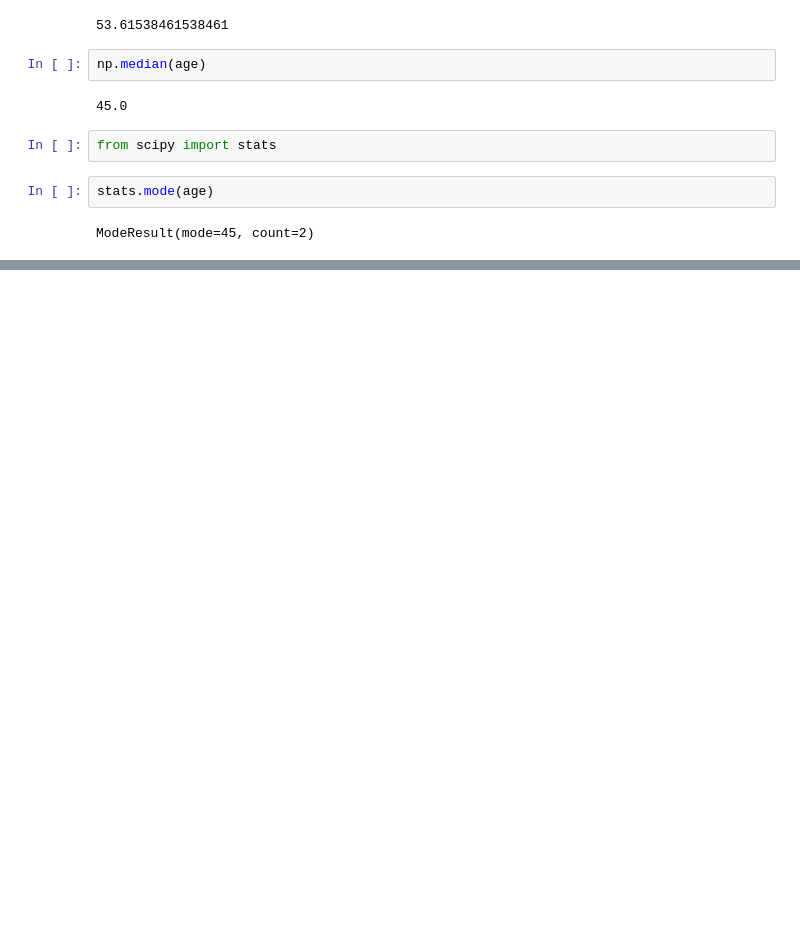
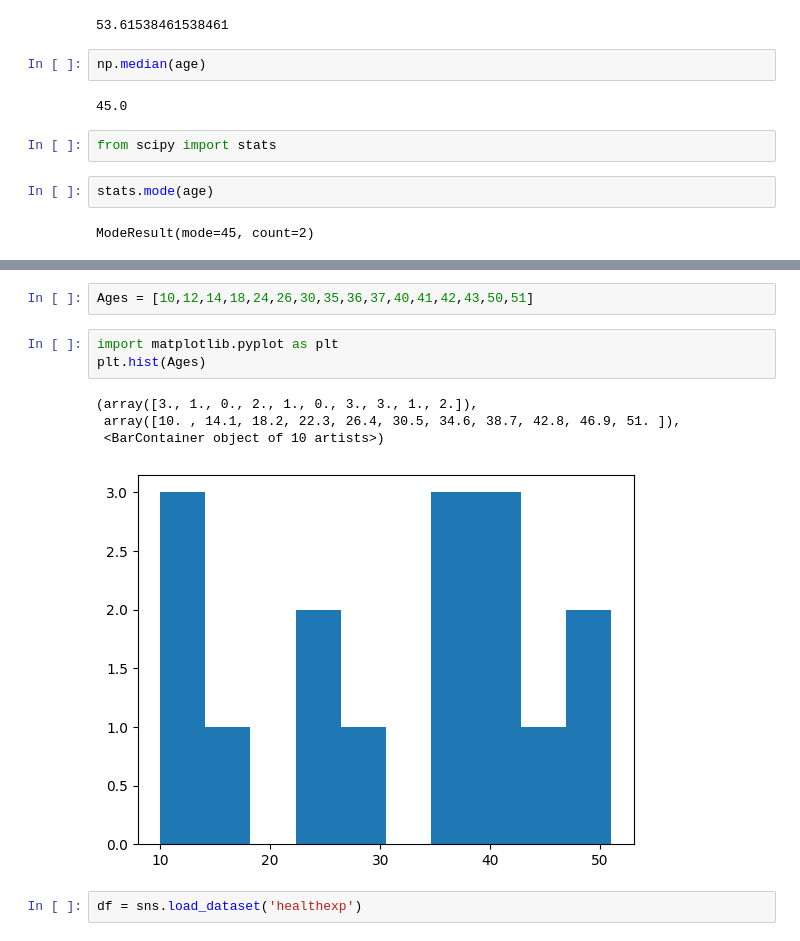
Before and after one commit to sankritapatel6960/Notes, a Jupyter notebook: Measure_Of_Central_Tendency_Statistics.ipynb, the cells around one changed output, grey strips where cells are left out. Saved outputs shown, nothing was run; the diff lists cells and outputs as text; blank space fills up the shorter version.

```diff
--- a/Measure_Of_Central_Tendency_Statistics.ipynb
+++ b/Measure_Of_Central_Tendency_Statistics.ipynb
@@ -59,0 +125,12 @@ ModeResult(mode=45, count=2)
+# %%
+Ages = [10,12,14,18,24,26,30,35,36,37,40,41,42,43,50,51]
+# %%
+import matplotlib.pyplot as plt
+plt.hist(Ages)
+# %% [output]
+(array([3., 1., 0., 2., 1., 0., 3., 3., 1., 2.]),
+ array([10. , 14.1, 18.2, 22.3, 26.4, 30.5, 34.6, 38.7, 42.8, 46.9, 51. ]),
+ <BarContainer object of 10 artists>)
+[figure, added]
+# %%
+df = sns.load_dataset('healthexp')
```
Also changed, not shown: parts of 43 cells of this notebook.
